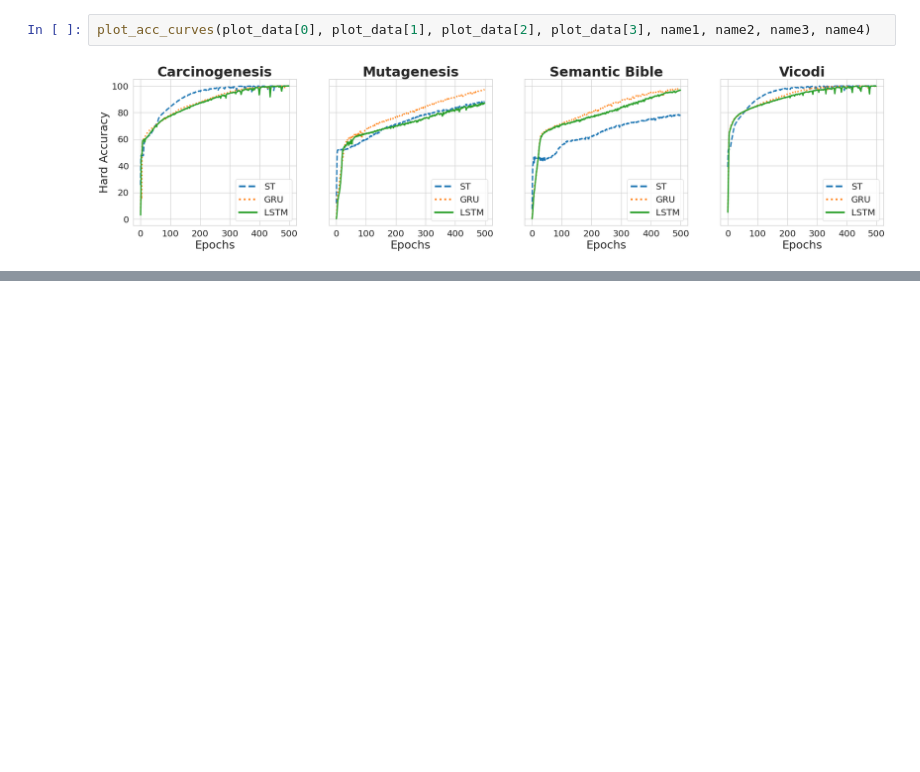
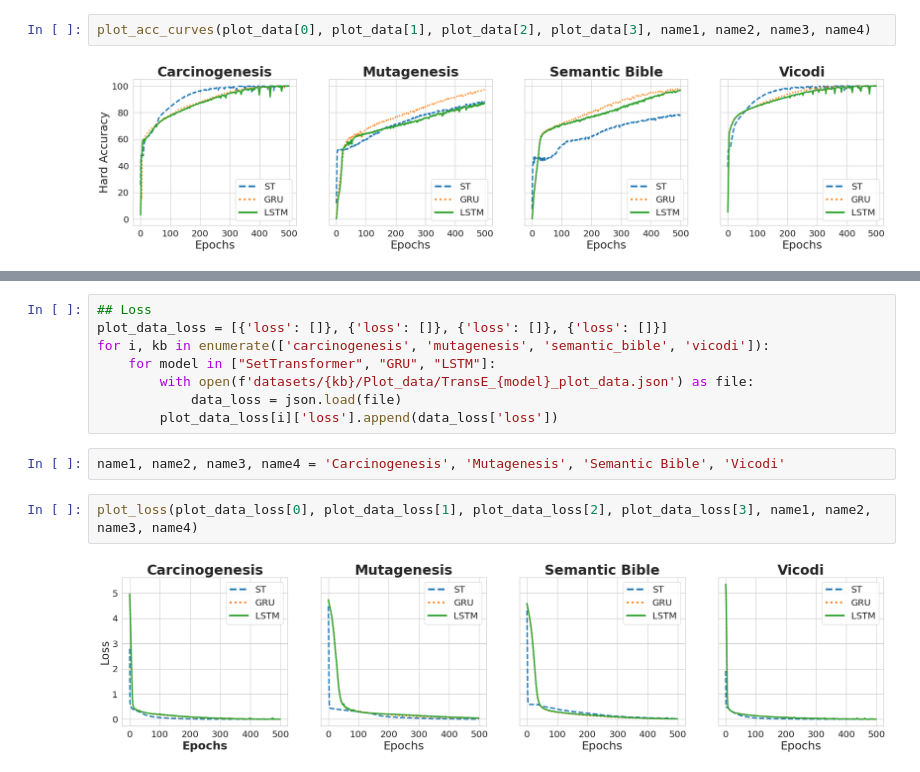
Before and after one commit to dice-group/NeuralClassExpressionSynthesis, a Jupyter notebook: prediction_analysis.ipynb, the cells around one changed output, grey strips where cells are left out. Drawn from its saved outputs; the diff is of its cells as text; blank space fills up the shorter version.

```diff
--- a/prediction_analysis.ipynb
+++ b/prediction_analysis.ipynb
@@ -220,0 +284,14 @@ plot_acc_curves(plot_data[0], plot_data[1], plot_data[2], plot_data[3], name1, n
+# %%
+## Loss
+plot_data_loss = [{'loss': []}, {'loss': []}, {'loss': []}, {'loss': []}]
+for i, kb in enumerate(['carcinogenesis', 'mutagenesis', 'semantic_bible', 'vicodi']):
+    for model in ["SetTransformer", "GRU", "LSTM"]:
+        with open(f'datasets/{kb}/Plot_data/TransE_{model}_plot_data.json') as file:
+            data_loss = json.load(file)
+        plot_data_loss[i]['loss'].append(data_loss['loss'])
+# %%
+name1, name2, name3, name4 = 'Carcinogenesis', 'Mutagenesis', 'Semantic Bible', 'Vicodi'
+# %%
+plot_loss(plot_data_loss[0], plot_data_loss[1], plot_data_loss[2], plot_data_loss[3], name1, name2, name3, name4)
+# %% [output]
+[figure, added]
```
Also changed, not shown: parts of 2 cells of this notebook, 1 other file.
